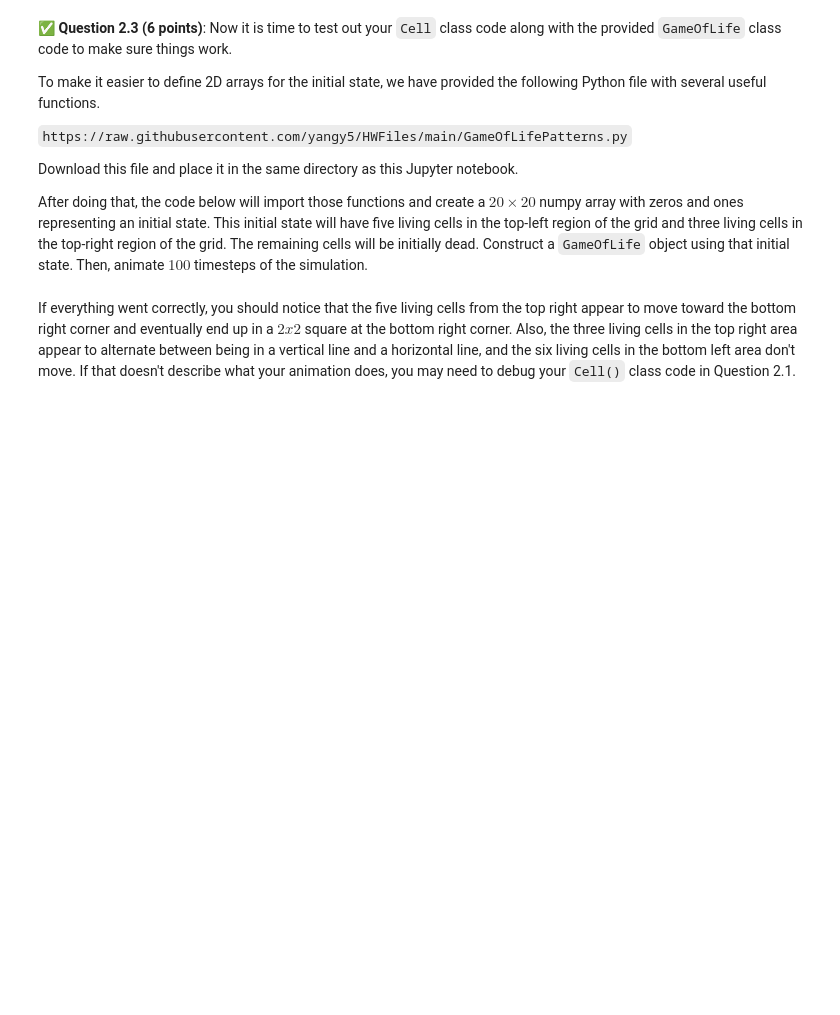
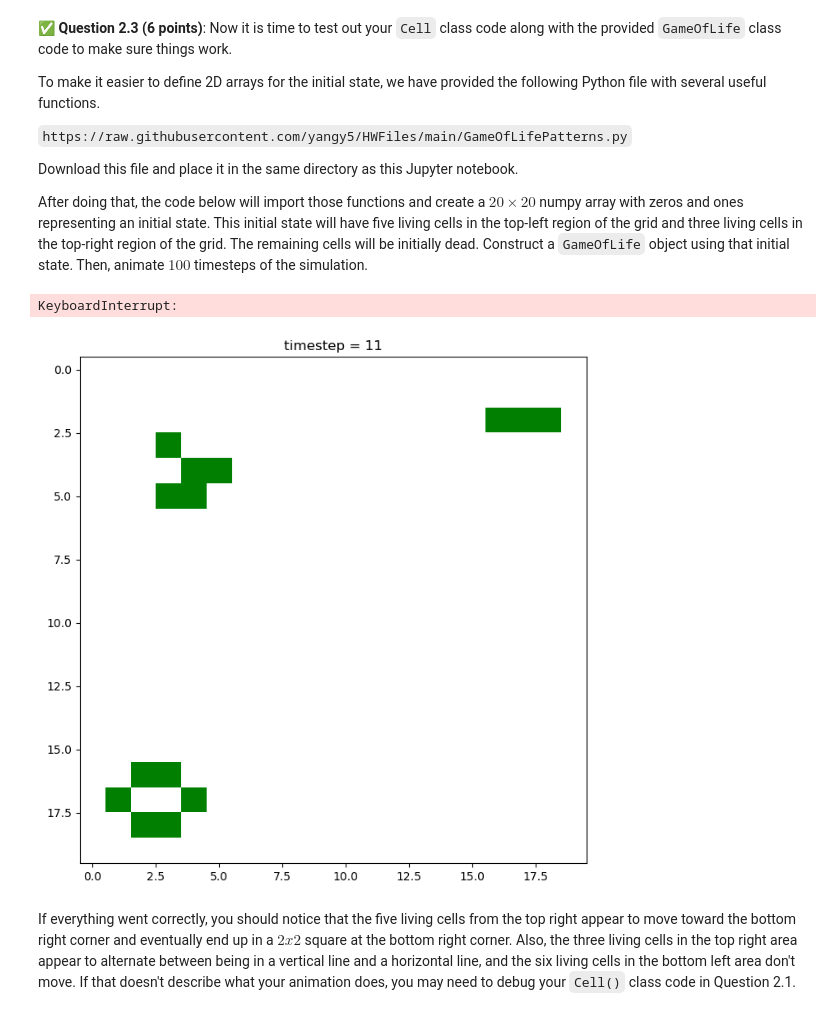
Before and after one commit to barry-huu/CMSE202-s24-turnin, a Jupyter notebook: hw-02/HW-02_ABMandGraphTheory-STUDENT.ipynb, the cells around one changed output. Cells and saved outputs as stored; diff of their text form; code cells hidden in the pictures; blank space fills up the shorter version.

```diff
--- a/hw-02/HW-02_ABMandGraphTheory-STUDENT.ipynb
+++ b/hw-02/HW-02_ABMandGraphTheory-STUDENT.ipynb
@@ -88,17 +88,19 @@ class Cell():
         Add a cell to the list of neighbors
         '''
         # append neighbor_cell to neighbor_list
+        self.neighbor_list.append(neighbor_cell)
 
     def update_num_alive_neighbors(self):
         '''
         Count how many neighboring cells are currently alive
         '''
         # reset num_alive_neighbors to zero
-
+        self.num_alive_neighbors = 0
         # loop through the cells in neighbor_list
-
+        for i in self.neighbor_list:
             # for each cell which is alive, increment num_alive_neighbors by 1
-
+            if i.is_alive:
+                self.num_alive_neighbors += 1
     def update_is_alive(self):
         '''
         Update whether or not this cell is alive using the current values of is_alive and num_neighbors_alive
@@ -106,7 +108,12 @@ class Cell():
         # update is_alive depending on num_alive_neighbors and is_alive
         # if the cell is currently alive, it needs to have exactly 2 or 3 alive neighbors to stay alive
         # if the cell is currently dead, it needs to have exactly 3 neighbors to become alive
-
+        if self.is_alive:
+            if self.num_alive_neighbors != 2 and self.num_alive_neighbors != 3:
+                self.is_alive = False
+        else:
+            if self.num_alive_neighbors == 3:
+                self.is_alive = True
         # NOTE: This method will be called by the GameOfLife class (see Question 2.2) on every cell AFTER calling
         # update_num_alive_neighbors() on every cell. Do NOT call update_num_alive_neighbors() in this method
 # %% [markdown]
@@ -217,27 +224,33 @@ After doing that, the code below will import those functions and create a $20 \t
 # %%
 # Put your code for Question 2.3 here
 
 # Import helper functions
 from GameOfLifePatterns import *
 
 # initial state array
 initial_state = np.zeros((20,20))
 initial_state = add_glider(initial_state,0,0,'SE')
 initial_state = add_blinker(initial_state,1,17,'vertical')
 initial_state = add_beehive(initial_state,16,1,'horizontal')
 
 # create a GameOfLife object using the initial_state formed above
+game = GameOfLife(initial_state)
 
 # figure for animation
 fig, ax = plt.subplots(figsize=(8,8)) # change figsize if needed
 
 # draw the initial state
+game.draw(fig)
 
 # loop over 100 iterations
-
+for i in range(1,101):
     # evolve the simulation by one timestep
-
+    game.update()
     # draw the grid of cells
+    game.draw(fig)
+# %% [output]
+KeyboardInterrupt:
+[figure, added]
 # %% [markdown]
 If everything went correctly, you should notice that the five living cells from the top right appear to move toward the bottom right corner and eventually end up in a $2x2$ square at the bottom right corner. Also, the three living cells in the top right area appear to alternate between being in a vertical line and a horizontal line, and the six living cells in the bottom left area don't move. If that doesn't describe what your animation does, you may need to debug your `Cell()` class code in Question 2.1.
 # %% [markdown]
```
Also changed, not shown: parts of 12 cells of this notebook.
